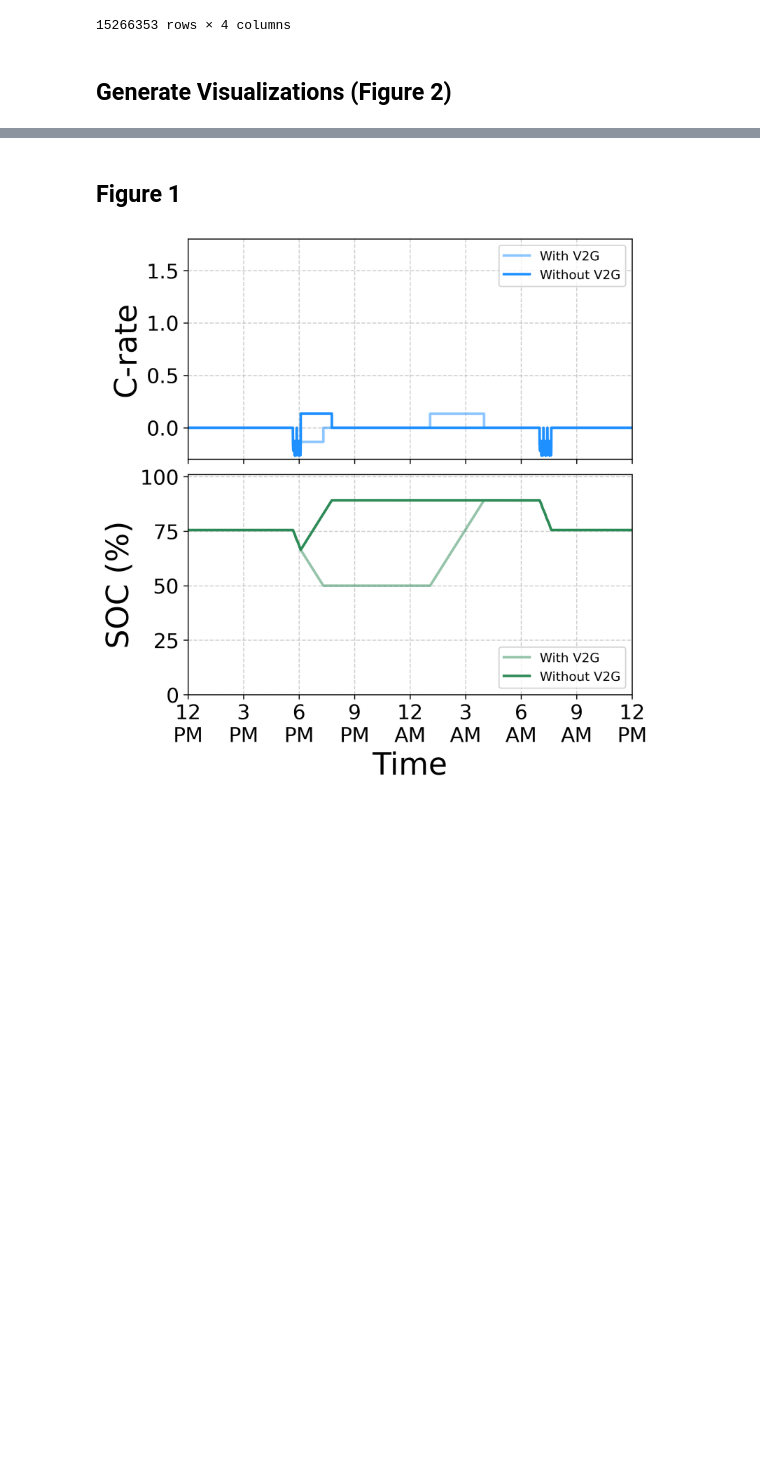
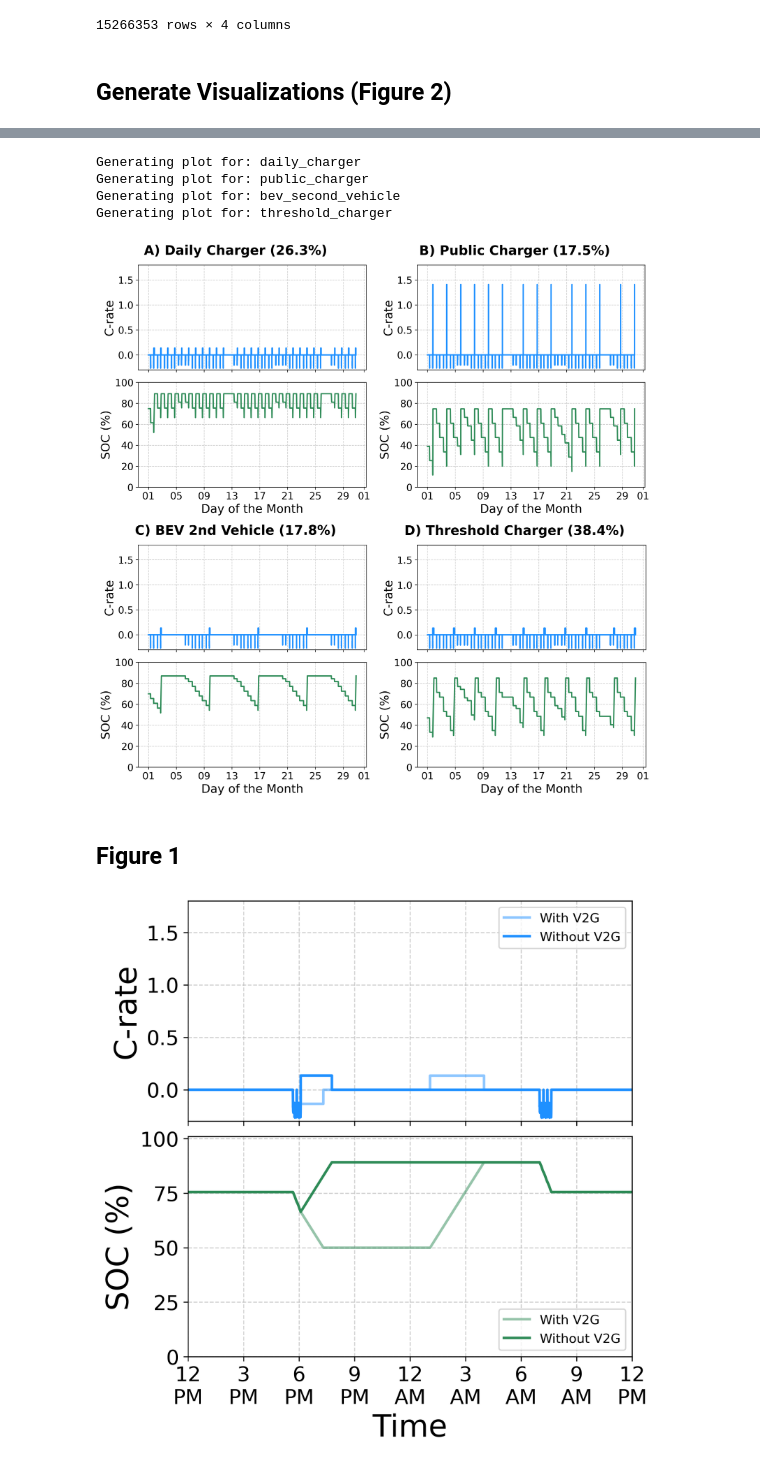
Before and after one commit to clementwong/california-v2g-journal, a Jupyter notebook: notebooks/example_vehicle_usage_behaviors.ipynb, the cells around one changed output, grey strips where cells are left out. Saved outputs shown, nothing was run; the diff lists cells and outputs as text; code cells hidden in the pictures; blank space fills up the shorter version.

Commit message:
updated figures

```diff
--- a/notebooks/example_vehicle_usage_behaviors.ipynb
+++ b/notebooks/example_vehicle_usage_behaviors.ipynb
@@ -98,7 +98,7 @@ def make_drive_cycle_figure_example_month ( vehicle_usage_behavior_df , vehicle_
 
 
     ax_C_rate.set_ylim([-0.3, 1.8])
-    ax_C_rate.set_ylabel('C-rate', fontsize=24)
+    ax_C_rate.set_ylabel('C-rate', fontsize=18)
     ax_C_rate.grid(True, linestyle='--', alpha=0.6)
     ax_SOC.grid(True, linestyle='--', alpha=0.6)
 
@@ -125,20 +125,3 @@ def make_drive_cycle_figure_example_month ( vehicle_usage_behavior_df , vehicle_
 
 
     return fig
-# %%
-behavior_figure_title ={
-    'daily_charger': 'Daily Charger (26%)',
-    'public_charger': 'Public Charger (19%)',
-    'bev_second_vehicle': 'BEV 2nd Vehicle (17%)',
-    'threshold_charger':'Threshold Charger (38%)'
-}
-# Loop through each profile, load the data, and generate the representative monthly plot
-for behavior in vehicle_usage_behavior_list:
-
-    # Load data
-    file_path = f'../data/synthetic_vehicle_usage/{behavior}.parquet'
-    behavior_df = pd.read_parquet(file_path)
-
-    # Generate the plot
-    print(f"Generating plot for: {behavior}")
-    make_drive_cycle_figure_example_month(behavior_df, behavior_figure_title [behavior])
@@ -154,3 +128,49 @@ Generating plot for: threshold_charger
+# %%
+import io
+from pathlib import Path
+import matplotlib.pyplot as plt
+import pandas as pd
+from PIL import Image
+behavior_figure_title ={
+    'daily_charger': 'A) Daily Charger (26.3%)',
+    'public_charger': 'B) Public Charger (17.5%)',
+    'bev_second_vehicle': 'C) BEV 2nd Vehicle (17.8%)',
+    'threshold_charger':'D) Threshold Charger (38.4%)'
+}
+data_dir = Path('../data/synthetic_vehicle_usage')
+fig_dir = Path('../figures')
+fig_dir.mkdir(parents=True, exist_ok=True)
+
+# Render each behavior's figure to an in-memory image
+images = []
+for behavior in vehicle_usage_behavior_list:
+    behavior_df = pd.read_parquet(data_dir / f'{behavior}.parquet')
+    print(f"Generating plot for: {behavior}")
+    fig = make_drive_cycle_figure_example_month(behavior_df, behavior_figure_title[behavior])
+
+    buf = io.BytesIO()
+    fig.savefig(buf, format='png', dpi=300, bbox_inches='tight', facecolor='white')
+    plt.close(fig)
+    buf.seek(0)
+    images.append(Image.open(buf).convert('RGB'))
+
+# Make every tile the same size (the largest), with white padding
+tile_w = max(im.width for im in images)
+tile_h = max(im.height for im in images)
+
+grid = Image.new('RGB', (2 * tile_w, 2 * tile_h), 'white')
+positions = [(0, 0), (tile_w, 0), (0, tile_h), (tile_w, tile_h)]  # UL, UR, LL, LR
+for im, (x, y) in zip(images, positions):
+    grid.paste(im, (x, y))
+
+grid.save(fig_dir / 'Synthetic_driver_profiles_v1.pdf', dpi=(300, 300))
+grid  # displays the combined image in Jupyter
+# %% [output]
+Generating plot for: daily_charger
+Generating plot for: public_charger
+Generating plot for: bev_second_vehicle
+Generating plot for: threshold_charger
+[figure, added]
 # %% [markdown]
 ## Figure 1
 # %%
```
Also changed, not shown: parts of 1 cell of this notebook, 12 other files.
